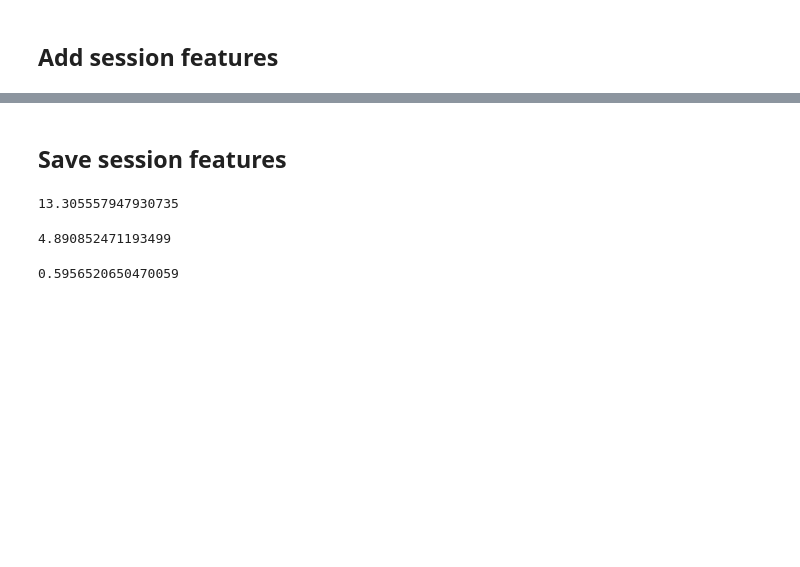
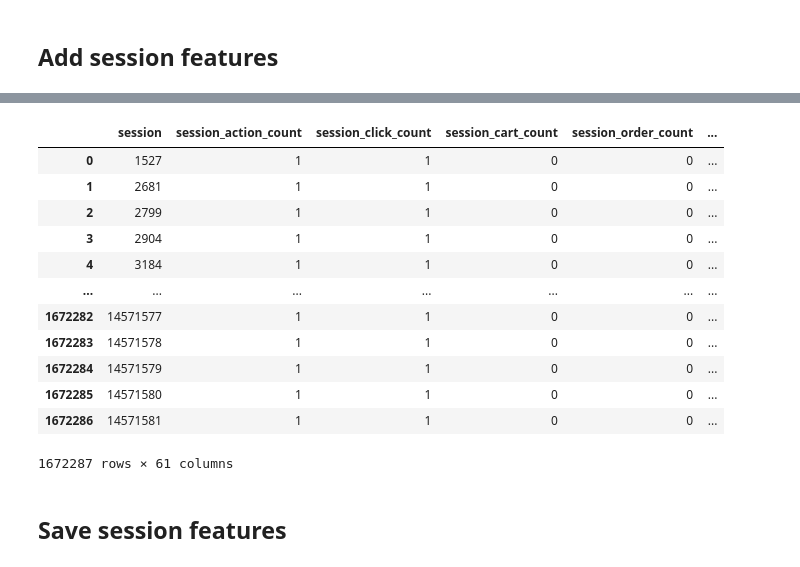
Before and after one commit to tetsuro731/OTTO-kaggle-tetsuro731, a Jupyter notebook: notebook/generate_session_aid_features.ipynb, the cells around one changed output, grey strips where cells are left out. Saved outputs shown, nothing was run; the diff lists cells and outputs as text; code cells hidden in the pictures; blank space fills up the shorter version.

```diff
--- a/notebook/generate_session_aid_features.ipynb
+++ b/notebook/generate_session_aid_features.ipynb
@@ -249,0 +402,22 @@ session_df
+# %%
+# session単位でのaid素性
+session_aid = df.merge(aid_df, 'left', 'aid')
+for i in week_list:
+    print(i, "*******")
+    lis = [f'aid_clicks_count_{i}',
+           f'aid_carts_count_{i}',
+           f'aid_orders_count_{i}',
+           f'aid_total_count_{i}',
+           f'aid_total_uu_{i}',
+           f'aid_clicks_uu_{i}',
+           f'aid_carts_uu_{i}',
+           f'aid_orders_uu_{i}',
+           f'aid_total_uu_action_ratio_{i}',
+           f'aid_clicks_uu_action_ratio_{i}',
+           f'aid_carts_uu_action_ratio_{i}',
+           f'aid_orders_uu_action_ratio_{i}']
+    for l in lis:
+        print(l)
+        tmp = session_aid.groupby('session').mean()[l].reset_index(name=f'session_mean_{l}')
+        session_df = session_df.merge(tmp, how = 'left', on = 'session')
+        session_df[f'session_mean_{l}'] = session_df[f'session_mean_{l}'].astype('float32')
@@ -250,3 +442,20 @@ session_df
+# %%
+pd.set_option('display.max_columns', 100)
+session_df
+# %% [output]
+|  | session | session_action_count | session_click_count | session_cart_count | session_order_count | ... |
+| 0 | 1527 | 1 | 1 | 0 | 0 | ... |
+| 1 | 2681 | 1 | 1 | 0 | 0 | ... |
+| 2 | 2799 | 1 | 1 | 0 | 0 | ... |
+| 3 | 2904 | 1 | 1 | 0 | 0 | ... |
+| 4 | 3184 | 1 | 1 | 0 | 0 | ... |
+| ... | ... | ... | ... | ... | ... | ... |
+| 1672282 | 14571577 | 1 | 1 | 0 | 0 | ... |
+| 1672283 | 14571578 | 1 | 1 | 0 | 0 | ... |
+| 1672284 | 14571579 | 1 | 1 | 0 | 0 | ... |
+| 1672285 | 14571580 | 1 | 1 | 0 | 0 | ... |
+| 1672286 | 14571581 | 1 | 1 | 0 | 0 | ... |
+1672287 rows × 61 columns
 # %% [markdown]
 ## Save session features
 # %%
@@ -254,15 +463,3 @@ if valid_flag:
     session_df.to_parquet(f'{output_path}/valid_session_features.parquet')
 else:
     session_df.to_parquet(f'{output_path}/test_session_features.parquet')
-# %%
-session_df['session_action_count_4weeks'].mean()
-# %% [output]
-13.305557947930735
-# %%
-session_df['session_action_count_2weeks'].mean()
-# %% [output]
-4.890852471193499
-# %%
-session_df['session_action_count_1week'].mean()
-# %% [output]
-0.5956520650470059
```
Also changed, not shown: parts of 17 cells of this notebook, 2 other files.
